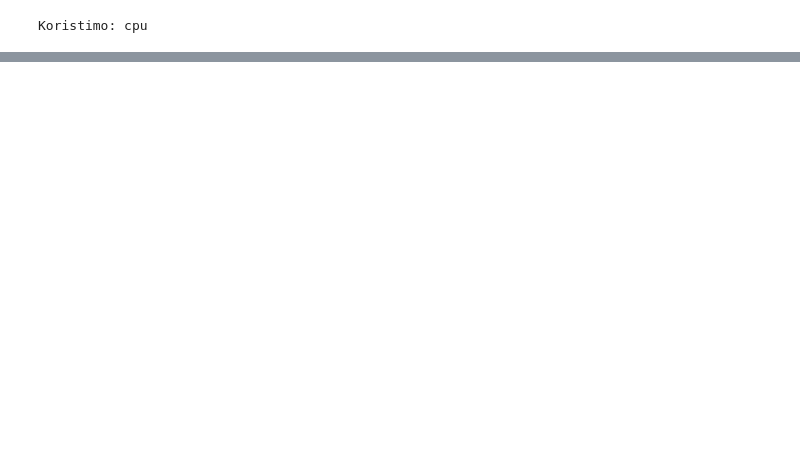
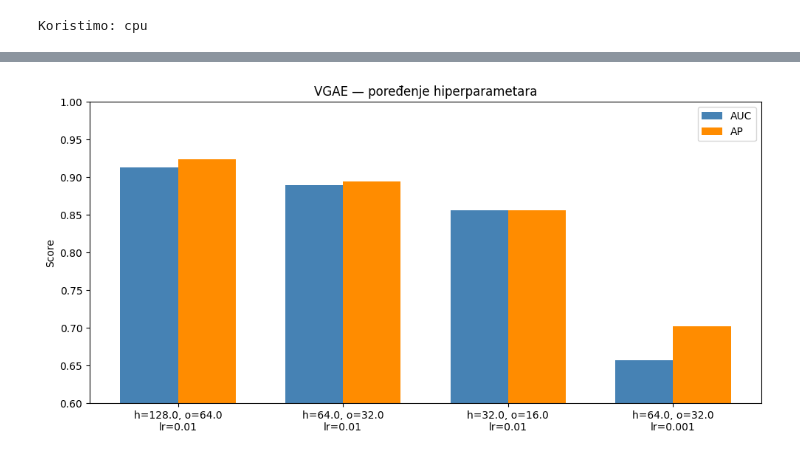
Before and after one commit to ZarijaTrtovic/gnn-link-prediction, a Jupyter notebook: notebooks/VGAE.ipynb, the cells around one changed output, grey strips where cells are left out. Saved outputs shown, nothing was run; the diff lists cells and outputs as text; code cells hidden in the pictures; blank space fills up the shorter version.

Commit message:
completed vgae and data exploration citeseer

```diff
--- a/notebooks/VGAE.ipynb
+++ b/notebooks/VGAE.ipynb
@@ -103,7 +103,7 @@ def train():
     # JEDINA RAZLIKA u train() funkciji:
     bce_loss = criterion(out, labels)
     kl_loss  = model.kl_loss()
-    loss     = bce_loss + 0.001 * kl_loss   # ukupan loss = rekonstrukcija + regularizacija
+    loss     = bce_loss + 0.005 * kl_loss   # ukupan loss = rekonstrukcija + regularizacija
 
     loss.backward()
     optimizer.step()
@@ -168,0 +271,6 @@ Test AP:  0.9083
+# %%
+import pandas as pd
+
+df = pd.DataFrame(results)
+df = df.sort_values("Test AUC", ascending=False).reset_index(drop=True)
+display(df)
@@ -168,0 +283,25 @@ Test AP:  0.9083
+# %%
+import matplotlib.pyplot as plt
+
+labels_cfg = [f"h={r['hidden']}, o={r['out']}\nlr={r['lr']}" for _, r in df.iterrows()]
+auc_vals   = df["Test AUC"].tolist()
+ap_vals    = df["Test AP"].tolist()
+
+x = range(len(labels_cfg))
+width = 0.35
+
+fig, ax = plt.subplots(figsize=(10, 5))
+ax.bar([i - width/2 for i in x], auc_vals, width, label='AUC', color='steelblue')
+ax.bar([i + width/2 for i in x], ap_vals,  width, label='AP',  color='darkorange')
+
+ax.set_ylabel("Score")
+ax.set_title("VGAE — poređenje hiperparametara")
+ax.set_xticks(list(x))
+ax.set_xticklabels(labels_cfg)
+ax.set_ylim(0.6, 1.0)
+ax.legend()
+plt.tight_layout()
+plt.savefig('../results/vgae_hyperparams.png', dpi=150)
+plt.show()
+# %% [output]
+[figure, added]
```
Also changed, not shown: parts of 3 cells of this notebook, 11 other files.
